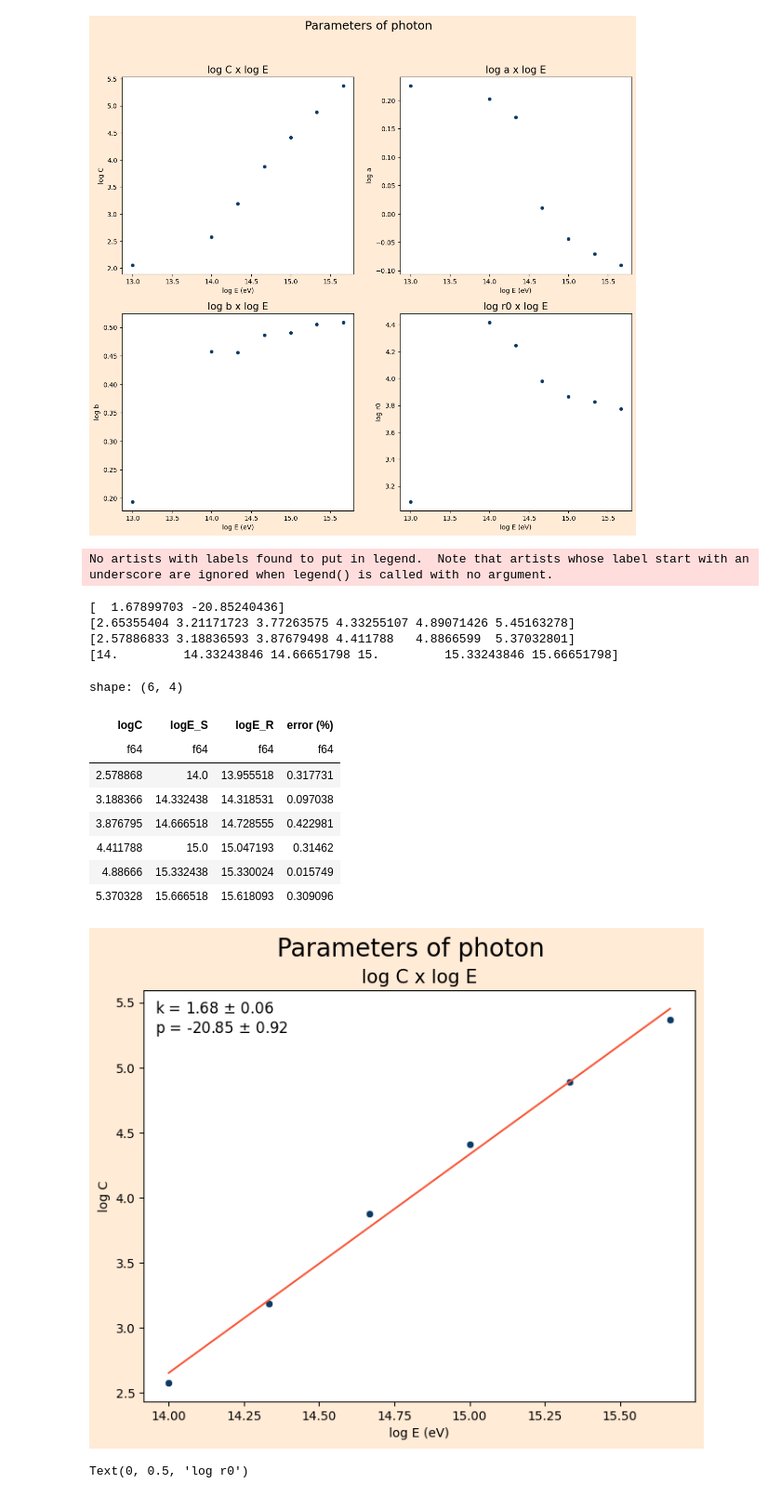
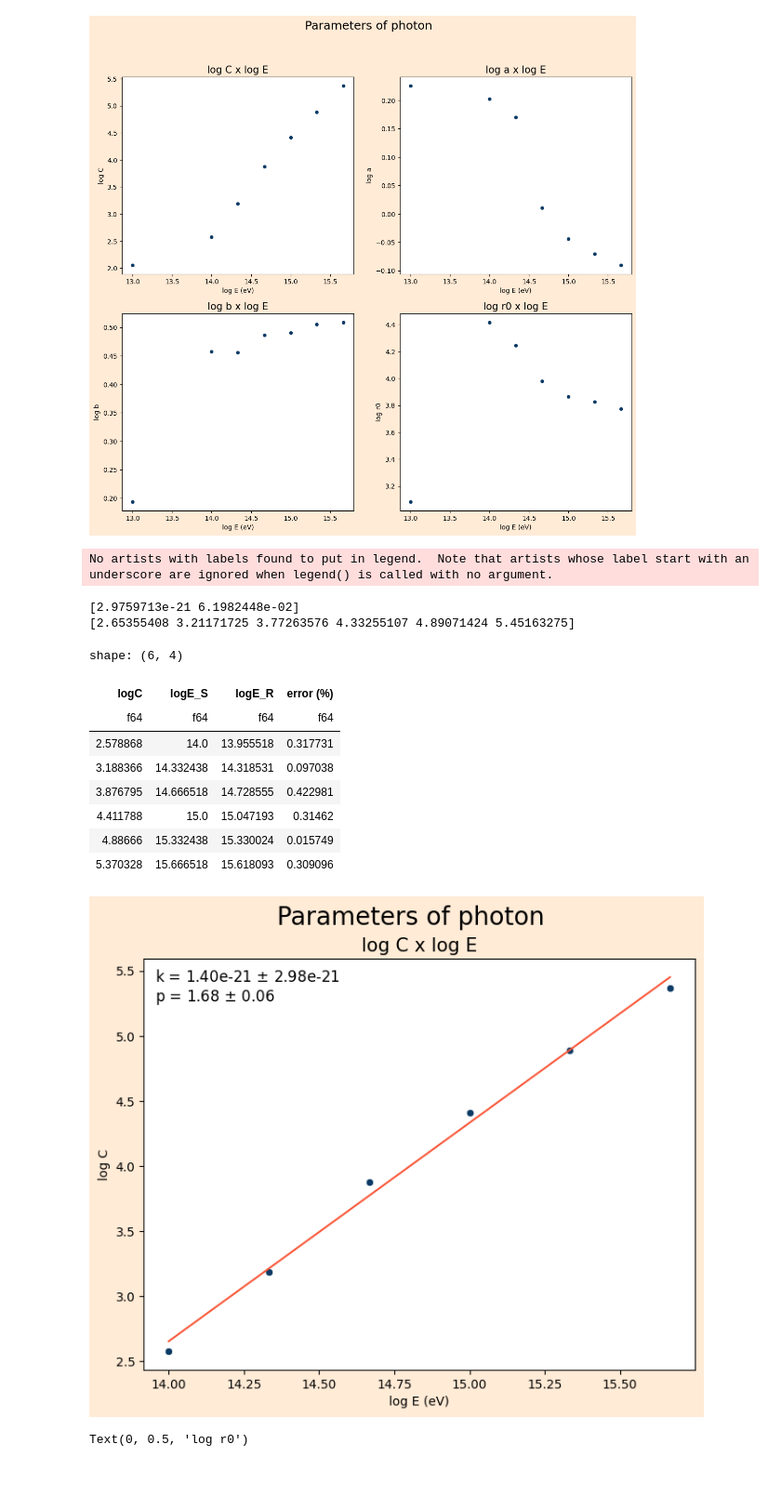
Before and after one commit to lucas-orfei/mestrado, a Jupyter notebook: parameters.ipynb, the cells around one changed output. Shown at 93% size. Drawn from its saved outputs; the diff is of its cells as text; code cells hidden in the pictures.

```diff
--- a/parameters.ipynb
+++ b/parameters.ipynb
@@ -83,60 +83,56 @@ ax.set_facecolor('white')
 
 
 #Fit
-coefficients, cov = np.polyfit(logE, logC, 1, cov = True)
-polynomial = np.poly1d(coefficients)
-ys = polynomial(logE)
+def power(x, k, p):
+    return np.log10(k*x**p)
 
-'The standard error on the parameters is the square-root of the diagonal elements'
+initial_guess = [1,1]
+
+coefficients, cov = curve_fit(power, E, np.log10(C), p0=initial_guess)
 
 inc = np.sqrt(np.diag(cov))
-#print(np.sqrt(np.diag(cov)))
+print(np.sqrt(np.diag(cov)))
 
-plt.plot(logE, ys, color = '#F95738')
+print(power(E,*coefficients))
+
+ax.plot(logE, power(E,*coefficients), color = '#F95738')
 sns.scatterplot(x = logE, y = logC, color = '#0D3B66', ax = ax)
 
-ax.legend(title = 'k = {:.2f} $\pm$ {:.2f}\np = {:.2f} $\pm$ {:.2f}'
+ax.legend(title = 'k = {:.2e} $\pm$ {:.2e}\np = {:.2f} $\pm$ {:.2f}'
           .format(coefficients[0],inc[0],coefficients[1],inc[1]),
           title_fontsize = 12,facecolor = 'white', frameon = False)
 
-print(coefficients)
-print(coefficients[0]*logE + coefficients[1])
-print(logC)
-#print((logC-coefficients[1])/coefficients[0])
-print(logE)
 
-logE_0_array = ((logC-coefficients[1])/coefficients[0])
+logE_0_array = ((np.log10(C/coefficients[0]))/coefficients[1])
 
 logE_0 = logE_0_array.tolist()
 
 data = {
     'logC':logC,
     'logE_S':logE,
     'logE_R':logE_0
 }
 
 df = pl.DataFrame(data)
 
 df = df.with_columns(
         abs((((pl.col('logE_R')-pl.col('logE_S'))/pl.col('logE_S'))*100)).alias('error (%)')
 )
 df
 # %% [output]
 No artists with labels found to put in legend.  Note that artists whose label start with an underscore are ignored when legend() is called with no argument.
-[  1.67899703 -20.85240436]
-[2.65355404 3.21171723 3.77263575 4.33255107 4.89071426 5.45163278]
-[2.57886833 3.18836593 3.87679498 4.411788   4.8866599  5.37032801]
-[14.         14.33243846 14.66651798 15.         15.33243846 15.66651798]
+[2.9759713e-21 6.1982448e-02]
+[2.65355408 3.21171725 3.77263576 4.33255107 4.89071424 5.45163275]
 shape: (6, 4)
 | logC | logE_S | logE_R | error (%) |
 | f64 | f64 | f64 | f64 |
 | 2.578868 | 14.0 | 13.955518 | 0.317731 |
 | 3.188366 | 14.332438 | 14.318531 | 0.097038 |
 | 3.876795 | 14.666518 | 14.728555 | 0.422981 |
 | 4.411788 | 15.0 | 15.047193 | 0.31462 |
 | 4.88666 | 15.332438 | 15.330024 | 0.015749 |
 | 5.370328 | 15.666518 | 15.618093 | 0.309096 |
-[figure, old version]
+[figure, new version]
 # %%
 # Próton
 
```
Also changed, not shown: parts of 2 cells of this notebook.
